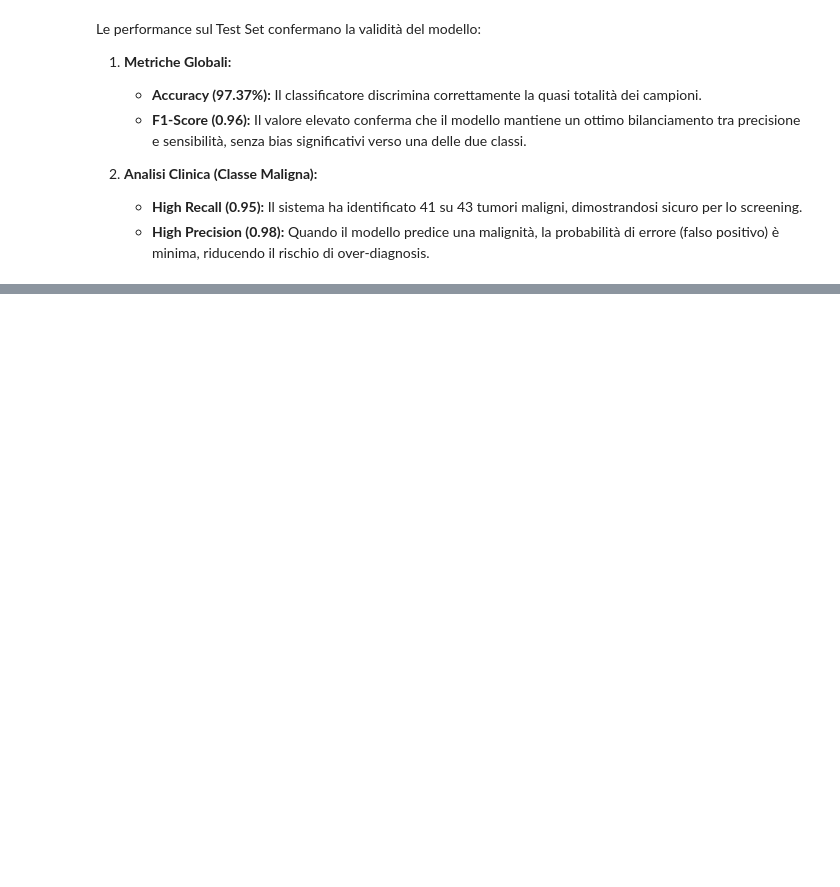
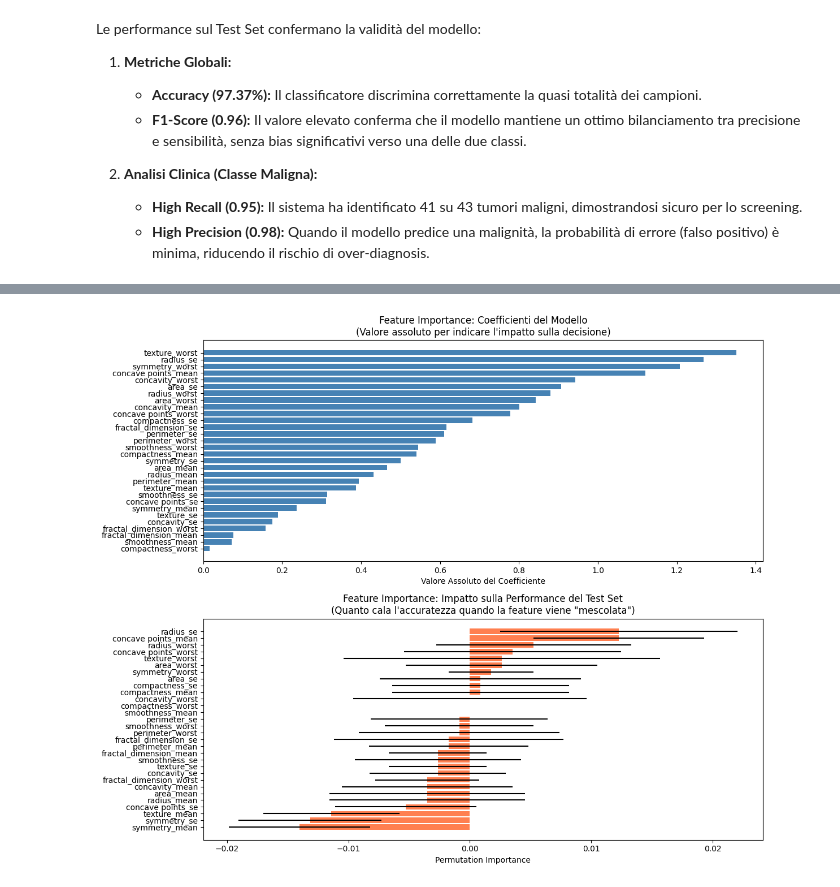
Before and after one commit to MarioLezzi92/Diagnostica-Oncologica, a Jupyter notebook: Diagnostic_analysis.ipynb, the cells around one changed output, grey strips where cells are left out. Saved outputs shown, nothing was run; the diff lists cells and outputs as text; code cells hidden in the pictures; blank space fills up the shorter version.

```diff
--- a/Diagnostic_analysis.ipynb
+++ b/Diagnostic_analysis.ipynb
@@ -39,7 +114,7 @@ Per garantire la corretta convergenza dell'algoritmo e uniformare il peso delle
 
 > **Nota:** Il fitting dello scaler avviene esclusivamente sul **Training Set** per evitare il fenomeno del **Data Leakage**. I parametri statistici (media e deviazione standard) appresi vengono poi applicati per trasformare il Test Set.
 # %%
-X_train, X_test = scale_data(X_train_raw, X_test_raw)
+X_train, X_test, scaler = scale_data(X_train_raw, X_test_raw)
 # %% [markdown]
 ### 4. Training & Evaluation
 # %% [markdown]
@@ -82,0 +174,25 @@ Le performance sul Test Set confermano la validità del modello:
+# %%
+feature_names = X_train_raw.columns
+coefficients = model.coef_[0]
+
+coef_df = pd.DataFrame({
+    'Feature': feature_names,
+    'Coefficiente': coefficients,
+    'Valore Assoluto': np.abs(coefficients)
+}).sort_values('Valore Assoluto', ascending=False)
+
+print("COEFFICIENTI DEL MODELLO (Logistic Regression)")
+print(coef_df.to_string(index=False))
+print("\n")
+
+perm_importance = permutation_importance(model, X_test, y_test, n_repeats=10, random_state=42, n_jobs=-1)
+
+perm_df = pd.DataFrame({
+    'Feature': feature_names,
+    'Importanza': perm_importance.importances_mean,
+    'Std': perm_importance.importances_std
+}).sort_values('Importanza', ascending=False)
+
+print("PERMUTATION IMPORTANCE (Feature Importance via Test Set)")
+print(perm_df.to_string(index=False))
+print("\n")
@@ -82,0 +217,17 @@ Le performance sul Test Set confermano la validità del modello:
+# %%
+fig, axes = plt.subplots(2, 1, figsize=(12, 10))
+
+axes[0].barh(coef_df['Feature'], coef_df['Valore Assoluto'], color='steelblue')
+axes[0].set_xlabel('Valore Assoluto del Coefficiente')
+axes[0].set_title('Feature Importance: Coefficienti del Modello\n(Valore assoluto per indicare l\'impatto sulla decisione)')
+axes[0].invert_yaxis()
+
+axes[1].barh(perm_df['Feature'], perm_df['Importanza'], xerr=perm_df['Std'], color='coral')
+axes[1].set_xlabel('Permutation Importance')
+axes[1].set_title('Feature Importance: Impatto sulla Performance del Test Set\n(Quanto cala l\'accuratezza quando la feature viene "mescolata")')
+axes[1].invert_yaxis()
+
+plt.tight_layout()
+plt.show()
+# %% [output]
+[figure, added]
```
Also changed, not shown: parts of 13 cells of this notebook, 1 other file.
